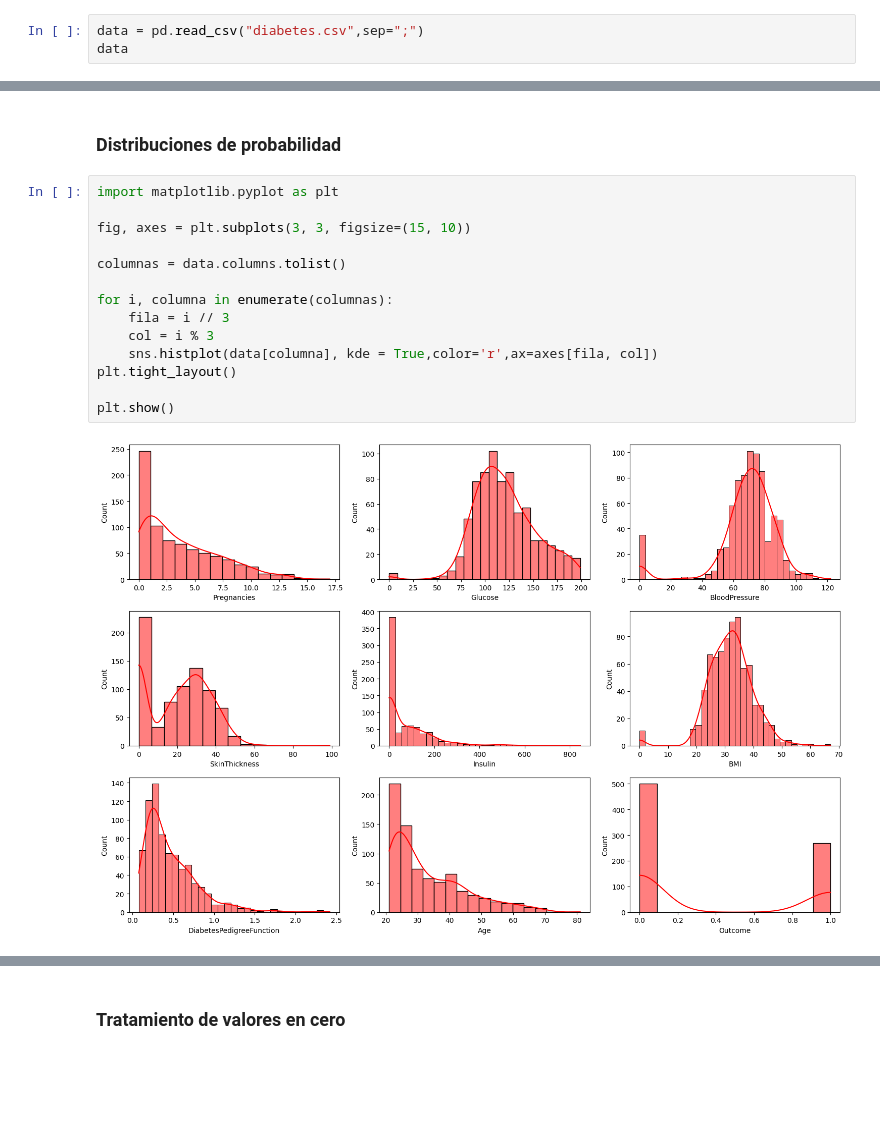
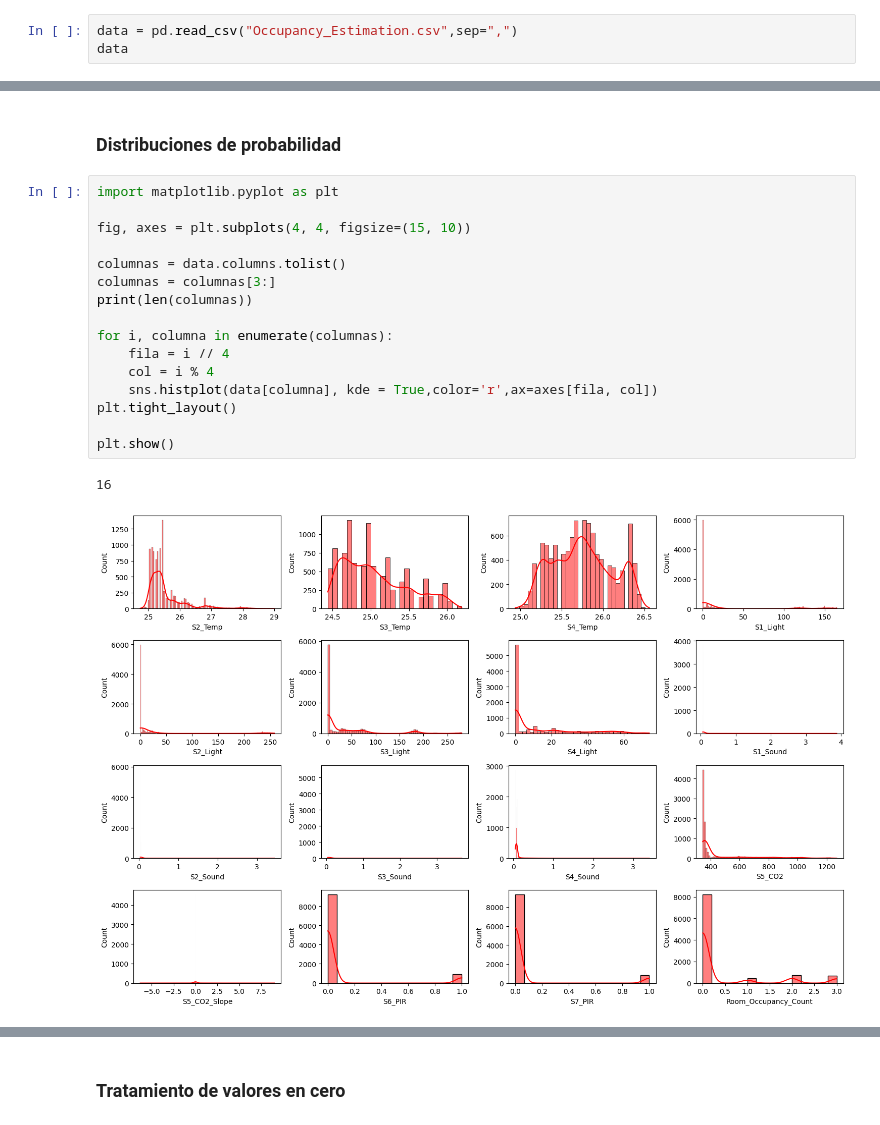
Before and after one commit to GRUNECO/MINIONS, a Jupyter notebook: EDA.ipynb, the cells around one changed output, grey strips where cells are left out. Saved outputs shown, nothing was run; the diff lists cells and outputs as text; blank space fills up the shorter version.

```diff
--- a/Regresion_logistica_ejemplo.ipynb
+++ b/EDA.ipynb
@@ -81,4 +26,4 @@ from sklearn.metrics import confusion_matrix
 # %%
-data = pd.read_csv("diabetes.csv",sep=";")
+data = pd.read_csv("Occupancy_Estimation.csv",sep=",")
 data
 # %% [output]
@@ -163,16 +95,19 @@ dtype: float64
 # %%
 import matplotlib.pyplot as plt
 
-fig, axes = plt.subplots(3, 3, figsize=(15, 10))
+fig, axes = plt.subplots(4, 4, figsize=(15, 10))
 
 columnas = data.columns.tolist()
+columnas = columnas[3:]
+print(len(columnas))
 
 for i, columna in enumerate(columnas):
-    fila = i // 3
-    col = i % 3
+    fila = i // 4
+    col = i % 4
     sns.histplot(data[columna], kde = True,color='r',ax=axes[fila, col])
 plt.tight_layout()
 
 plt.show()
 # %% [output]
+16
-[figure, old version]
+[figure, new version]
```
Also changed, not shown: parts of 27 cells of this notebook.
